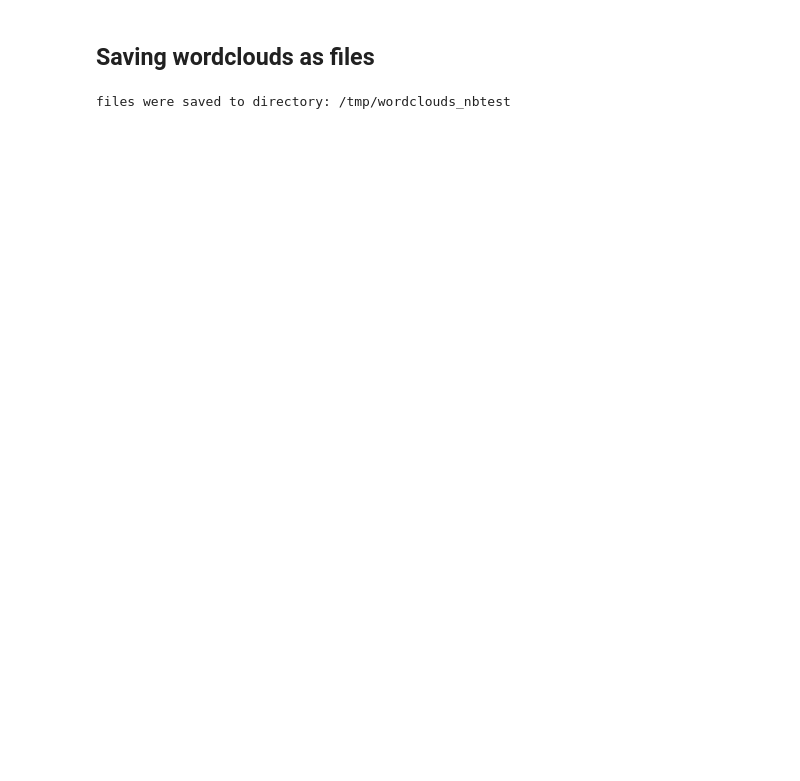
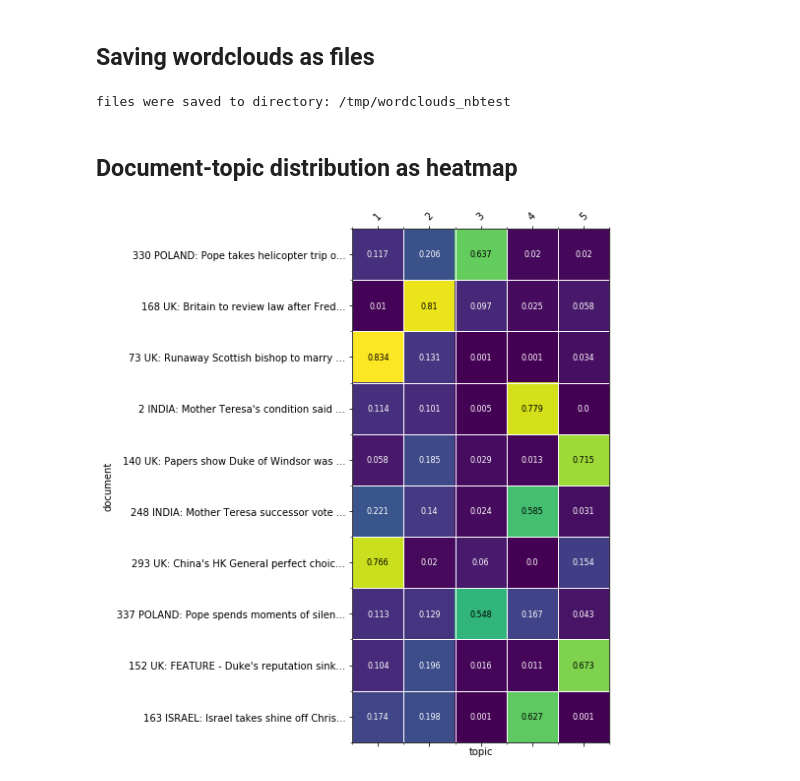
Before and after one commit to WZBSocialScienceCenter/tmtoolkit, a Jupyter notebook: examples/lda_visualization.ipynb, the cells around one changed output. Drawn from its saved outputs; the diff is of its cells as text; code cells hidden in the pictures; blank space fills up the shorter version.

```diff
--- a/examples/lda_visualization.ipynb
+++ b/examples/lda_visualization.ipynb
@@ -57,3 +65,22 @@ lda_utils.visualize.write_wordclouds_to_folder(topic_clouds, output_dir)
 print('files were saved to directory: %s' % output_dir)
 # %% [output]
 files were saved to directory: /tmp/wordclouds_nbtest
+# %% [markdown]
+## Document-topic distribution as heatmap
+# %%
+import matplotlib.pyplot as plt
+
+fig, ax = plt.subplots(figsize=(8, 8))  # create a figure to draw on
+
+# the document labels are quite large so let's shorten them
+doc_labels_abbrev = [dl[:40] + '...' for dl in doc_labels]
+
+# generate the plot
+lda_utils.visualize.plot_doc_topic_heatmap(fig, ax, model.doc_topic_, doc_labels_abbrev,
+                                           round_values_in_cells=3,   # round to 3 digits after point
+                                           fontsize_cell_values=8)    # set smaller font size in cells
+
+plt.tight_layout()  # make sure the tick and axes labels are correctly displayed
+fig
+# %% [output]
+[figure, added]
```
Also changed, not shown: parts of 10 cells of this notebook, 4 other files.
